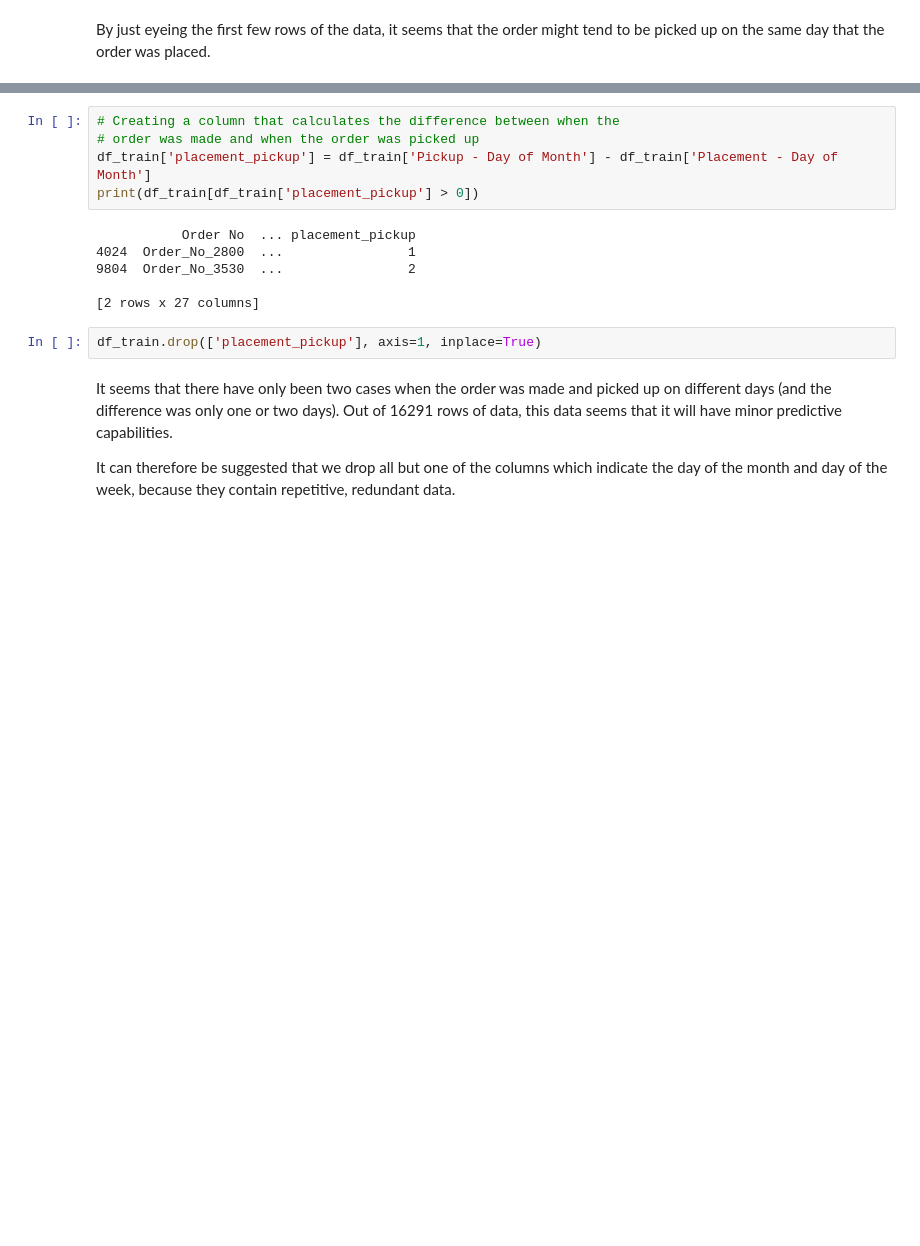
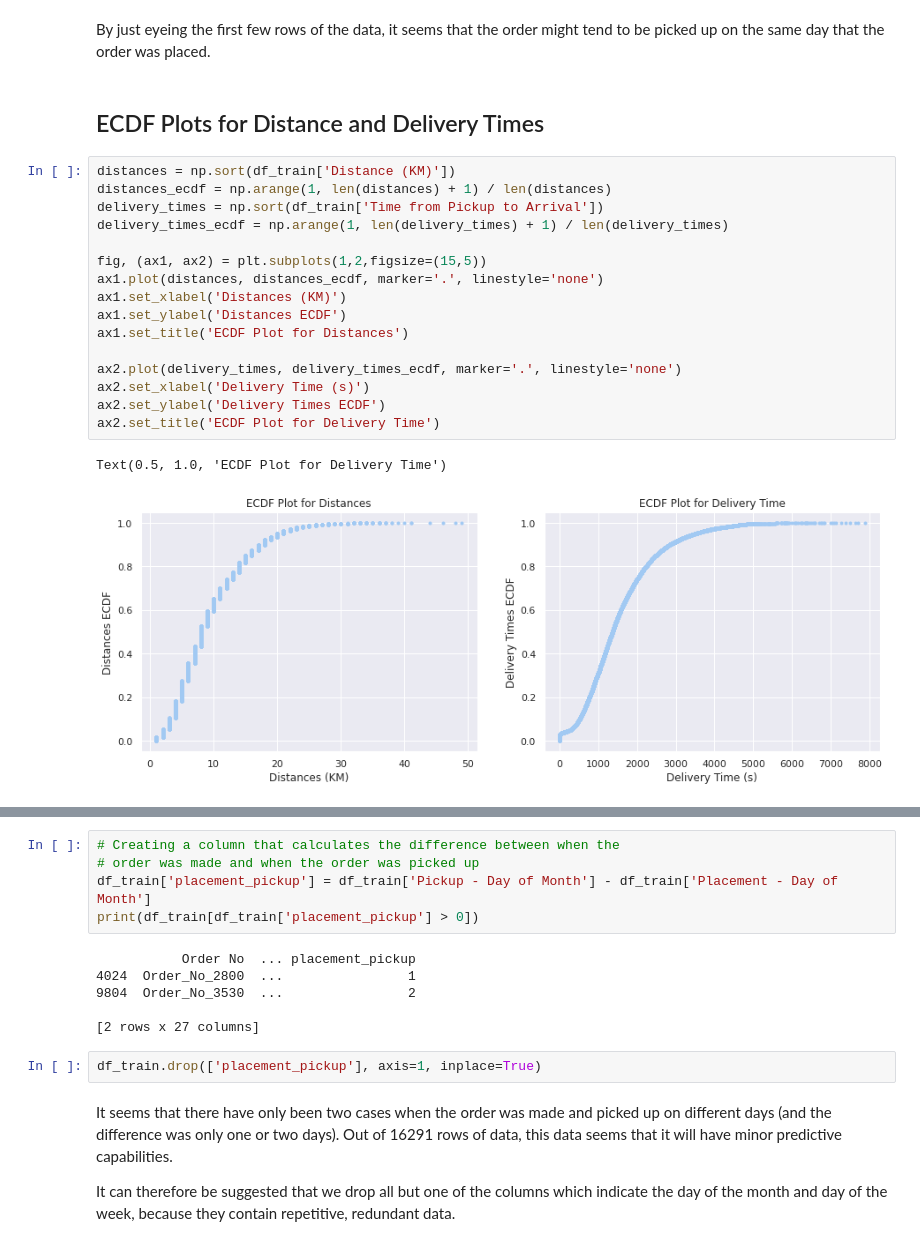
Before and after one commit to monicafar147/logistics-challenge, a Jupyter notebook: Zindi_challenge_ct_3.ipynb, the cells around one changed output, grey strips where cells are left out. Cells and saved outputs as stored; diff of their text form; blank space fills up the shorter version.

Commit message:
created ECDF plots

```diff
--- a/Zindi_challenge_ct_3.ipynb
+++ b/Zindi_challenge_ct_3.ipynb
@@ -131,2 +118,23 @@ To first get well-acquainted with the data, we will first explore any obvious re
 # %% [markdown]
 By just eyeing the first few rows of the data, it seems that the order might tend to be picked up on the same day that the order was placed.
+# %% [markdown]
+## ECDF Plots for Distance and Delivery Times
+# %%
+distances = np.sort(df_train['Distance (KM)'])
+distances_ecdf = np.arange(1, len(distances) + 1) / len(distances)
+delivery_times = np.sort(df_train['Time from Pickup to Arrival'])
+delivery_times_ecdf = np.arange(1, len(delivery_times) + 1) / len(delivery_times)
+
+fig, (ax1, ax2) = plt.subplots(1,2,figsize=(15,5))
+ax1.plot(distances, distances_ecdf, marker='.', linestyle='none')
+ax1.set_xlabel('Distances (KM)')
+ax1.set_ylabel('Distances ECDF')
+ax1.set_title('ECDF Plot for Distances')
+
+ax2.plot(delivery_times, delivery_times_ecdf, marker='.', linestyle='none')
+ax2.set_xlabel('Delivery Time (s)')
+ax2.set_ylabel('Delivery Times ECDF')
+ax2.set_title('ECDF Plot for Delivery Time')
+# %% [output]
+Text(0.5, 1.0, 'ECDF Plot for Delivery Time')
+[figure, added]
```
Also changed, not shown: parts of 8 cells of this notebook.
